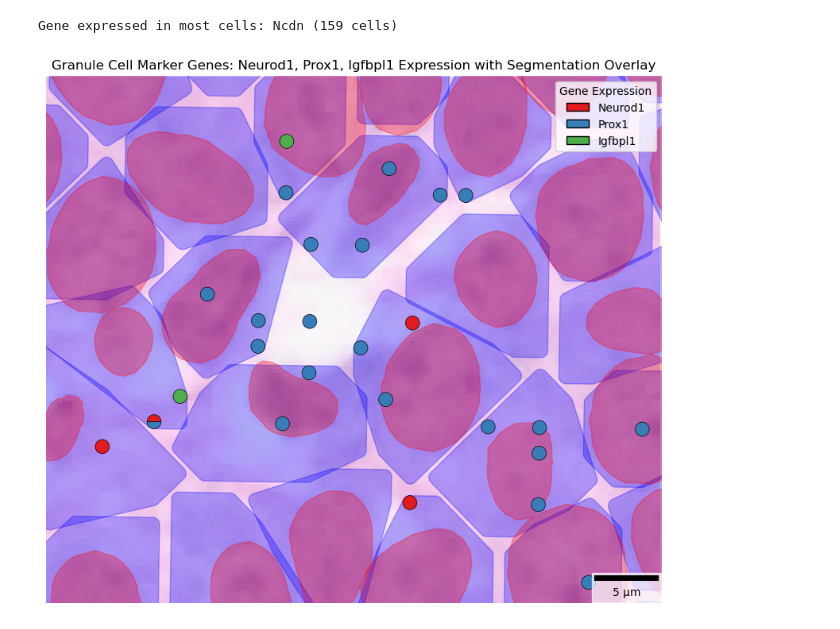
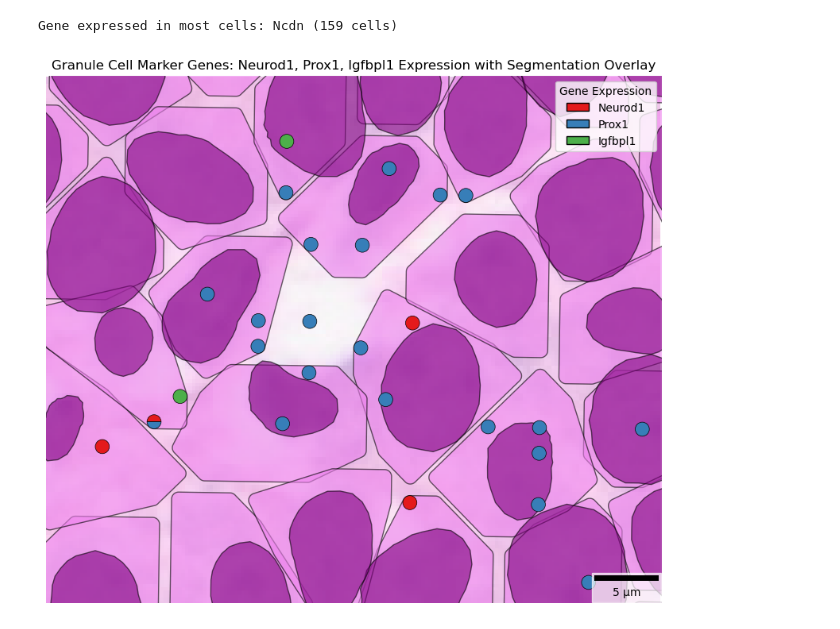
Before and after one commit to clementlab/cell_segmentation_in_sST, a Jupyter notebook: analysis/figures/goblet_nuc_localization.ipynb, the cells around one changed output. Drawn from its saved outputs; the diff is of its cells as text; code cells hidden in the pictures.

Commit message:
Updating Env & Figure Plotting

```diff
--- a/analysis/figures/goblet_nuc_localization.ipynb
+++ b/analysis/figures/goblet_nuc_localization.ipynb
@@ -478,6 +475,8 @@ Gene expressed in most cells: Ncdn (159 cells)
 # %%
 
 gdf_cropped = gdf_cropped[gdf_cropped['granule_expression'] > 0]
+# %%
+microns_per_pixel=0.2738242950835738
 # %%
 # Gene colors
 gene_colors = {'Neurod1': '#e41a1c', 'Prox1': '#377eb8', 'Igfbpl1': '#4daf4a'}
@@ -486,8 +485,8 @@ gene_colors = {'Neurod1': '#e41a1c', 'Prox1': '#377eb8', 'Igfbpl1': '#4daf4a'}
 fig, ax = plt.subplots(figsize=(10,10))
 
 # Optional: background polygons
-trans_star_vor_gdf.plot(ax=ax, edgecolor='blue', facecolor='blue', linewidth=1, alpha=0.3)
-trans_star_gdf.plot(ax=ax, edgecolor='red', facecolor='red', linewidth=1, alpha=0.3)
+trans_star_vor_gdf.plot(ax=ax, edgecolor='black', facecolor='violet', linewidth=1, alpha=0.6)
+trans_star_gdf.plot(ax=ax, edgecolor='black', facecolor='purple', linewidth=1, alpha=0.6)
 
 # Overlay image
 plt.imshow(cropped_img, alpha=0.5)
@@ -515,34 +514,34 @@ for idx, row in gdf_cropped.iterrows():
         for i, gene in enumerate(expressed_genes):
             wedge = Wedge(center=(x, y), r=2, theta1=i*120, theta2=(i+1)*120,
                           facecolor=gene_colors[gene], edgecolor='black',linewidth=0.5)
             ax.add_patch(wedge)
 
 # Scale bar
 scalebar = ScaleBar(
     dx=microns_per_pixel,
     units='µm',
     location='lower right',
     scale_loc='bottom',
     color='black',
     box_alpha=0.7
 )
 ax.add_artist(scalebar)
 
 legend_elements = [
     Patch(facecolor=gene_colors['Neurod1'], edgecolor='k', label='Neurod1'),
     Patch(facecolor=gene_colors['Prox1'], edgecolor='k', label='Prox1'),
     Patch(facecolor=gene_colors['Igfbpl1'], edgecolor='k', label='Igfbpl1')]
 
 # Instead of hatch, you could create example pie patches if you want
 ax.legend(handles=legend_elements, loc='upper right', title='Gene Expression')
 ax.set_xlim(0, 175)
 ax.set_ylim(0, 150)
 plt.title('Granule Cell Marker Genes: Neurod1, Prox1, Igfbpl1 Expression with Segmentation Overlay')
 ax.axis('off')
 plt.savefig('cell_type_fig/granule_genes_visual_overlay.pdf', dpi=300, bbox_inches='tight')
 plt.show()
 # %% [output]
-[figure, old version]
+[figure, new version]
 # %%
 region_box = box(14000, 6500, 16000, 8500)
 gdf_full_section = gdf[gdf.intersects(region_box)]
```
Also changed, not shown: parts of 10 cells of this notebook, 10 other files.
